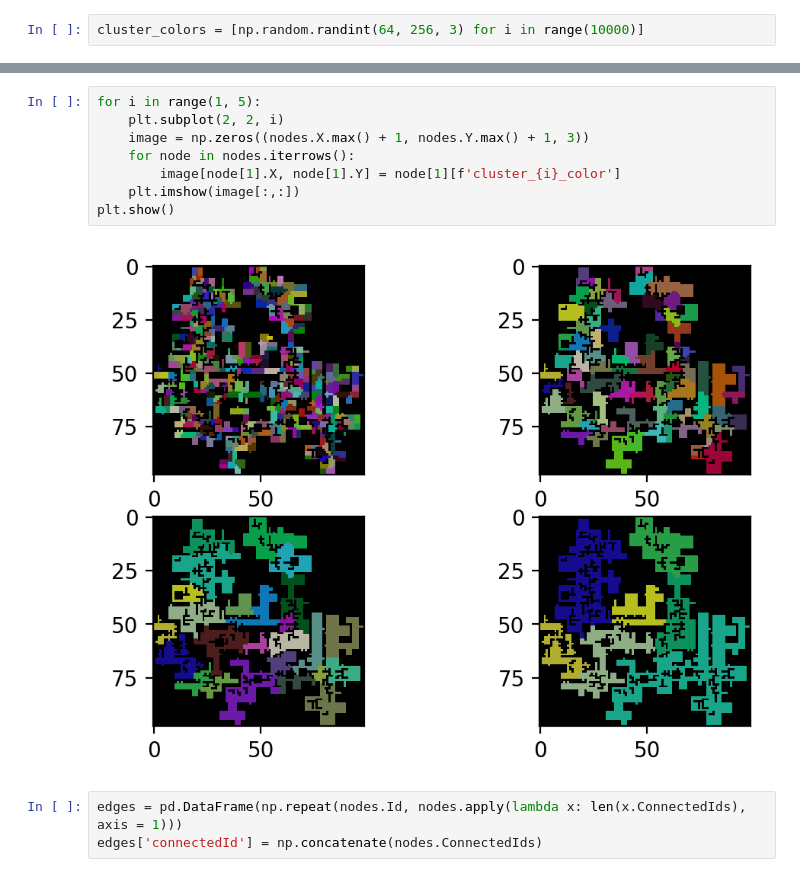
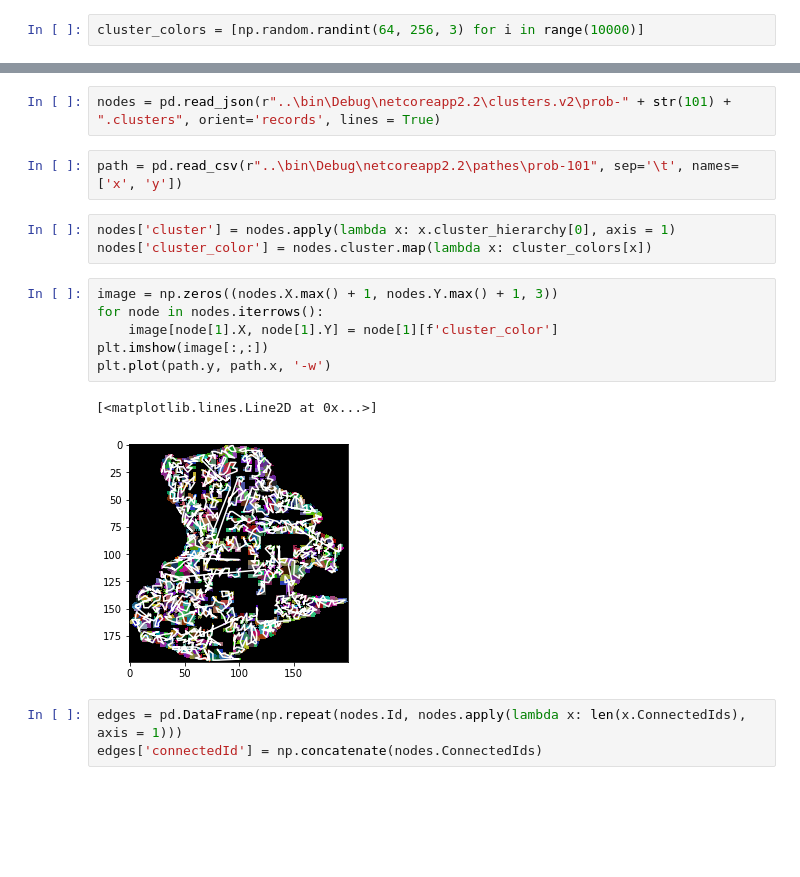
Before and after one commit to kontur-contests/icfpc2019-tech-kontur-ru, a Jupyter notebook: MishaResearch/PythonResearch/MarkovClustering-v2.ipynb, the cells around one changed output, grey strips where cells are left out. Drawn from its saved outputs; the diff is of its cells as text; blank space fills up the shorter version.

```diff
--- a/MishaResearch/PythonResearch/MarkovClustering-v2.ipynb
+++ b/MishaResearch/PythonResearch/MarkovClustering-v2.ipynb
@@ -72,13 +73,19 @@ for p in range(1, 301):
+# %%
+nodes = pd.read_json(r"..\bin\Debug\netcoreapp2.2\clusters.v2\prob-" + str(101) + ".clusters", orient='records', lines = True)
+# %%
+path = pd.read_csv(r"..\bin\Debug\netcoreapp2.2\pathes\prob-101", sep='\t', names=['x', 'y'])
+# %%
+nodes['cluster'] = nodes.apply(lambda x: x.cluster_hierarchy[0], axis = 1)
+nodes['cluster_color'] = nodes.cluster.map(lambda x: cluster_colors[x])
 # %%
-for i in range(1, 5):
-    plt.subplot(2, 2, i)
-    image = np.zeros((nodes.X.max() + 1, nodes.Y.max() + 1, 3))
-    for node in nodes.iterrows():
-        image[node[1].X, node[1].Y] = node[1][f'cluster_{i}_color']
-    plt.imshow(image[:,:])
-plt.show()
+image = np.zeros((nodes.X.max() + 1, nodes.Y.max() + 1, 3))
+for node in nodes.iterrows():
+    image[node[1].X, node[1].Y] = node[1][f'cluster_color']
+plt.imshow(image[:,:])
+plt.plot(path.y, path.x, '-w')
 # %% [output]
+[<matplotlib.lines.Line2D at 0x...>]
-[figure, old version]
+[figure, new version]
 # %%
 edges = pd.DataFrame(np.repeat(nodes.Id, nodes.apply(lambda x: len(x.ConnectedIds), axis = 1)))
 edges['connectedId'] = np.concatenate(nodes.ConnectedIds)
```
Also changed, not shown: parts of 1 cell of this notebook, 4 other files.
